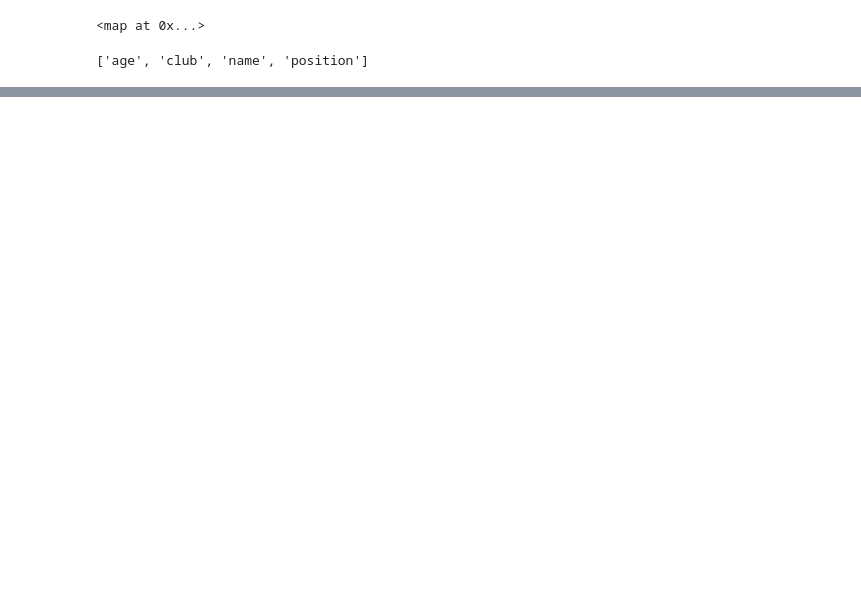
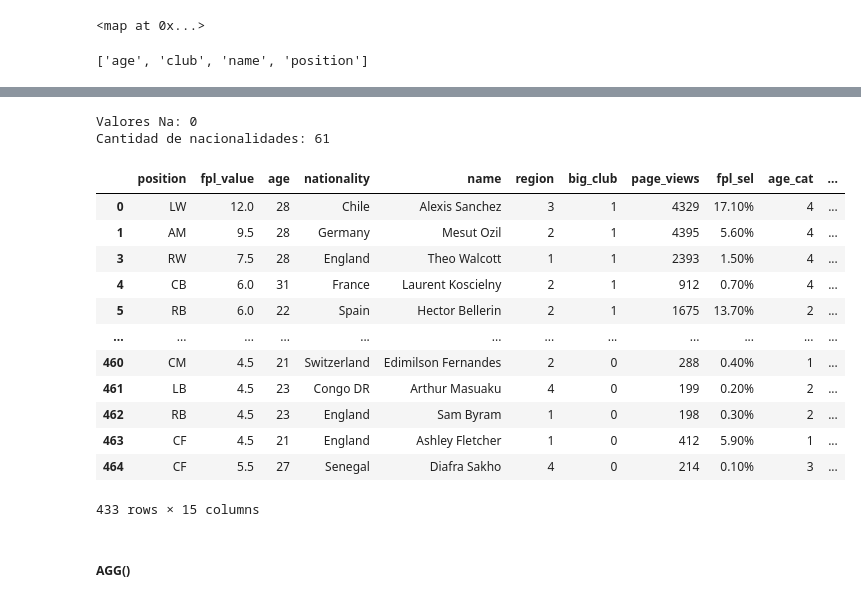
Before and after one commit to emanuelramponi/cp2, a Jupyter notebook: pandas1/integrando_conceptos.ipynb, the cells around one changed output, grey strips where cells are left out. Drawn from its saved outputs; the diff is of its cells as text; code cells hidden in the pictures; blank space fills up the shorter version.

```diff
--- a/pandas1/integrando_conceptos.ipynb
+++ b/pandas1/integrando_conceptos.ipynb
@@ -231,0 +399,4 @@ soccer.sort_values(by='age').head(1)
+# %%
+#1
+df2 = soccer.drop(index=[2,10,21], columns=['market_value'])
+df2.head(5)
@@ -231,0 +410,28 @@ soccer.sort_values(by='age').head(1)
+# %%
+#2
+print('Valores Na: ' + str(df2.loc[df2.nationality.isna()].shape[0]))
+print('Cantidad de nacionalidades: ' + str(df2.nationality.nunique()))
+# %% [output]
+Valores Na: 0
+Cantidad de nacionalidades: 61
+# %%
+#3
+df2.drop_duplicates(subset=['age','club','position'], keep='first').reindex(columns=set(df2.columns).difference(['club']))
+
+#columns = set(soccer.columns).difference(unwanted_columns)
+# %% [output]
+|  | position | fpl_value | age | nationality | name | region | big_club | page_views | fpl_sel | age_cat | ... |
+| 0 | LW | 12.0 | 28 | Chile | Alexis Sanchez | 3 | 1 | 4329 | 17.10% | 4 | ... |
+| 1 | AM | 9.5 | 28 | Germany | Mesut Ozil | 2 | 1 | 4395 | 5.60% | 4 | ... |
+| 3 | RW | 7.5 | 28 | England | Theo Walcott | 1 | 1 | 2393 | 1.50% | 4 | ... |
+| 4 | CB | 6.0 | 31 | France | Laurent Koscielny | 2 | 1 | 912 | 0.70% | 4 | ... |
+| 5 | RB | 6.0 | 22 | Spain | Hector Bellerin | 2 | 1 | 1675 | 13.70% | 2 | ... |
+| ... | ... | ... | ... | ... | ... | ... | ... | ... | ... | ... | ... |
+| 460 | CM | 4.5 | 21 | Switzerland | Edimilson Fernandes | 2 | 0 | 288 | 0.40% | 1 | ... |
+| 461 | LB | 4.5 | 23 | Congo DR | Arthur Masuaku | 4 | 0 | 199 | 0.20% | 2 | ... |
+| 462 | RB | 4.5 | 23 | England | Sam Byram | 1 | 0 | 198 | 0.30% | 2 | ... |
+| 463 | CF | 4.5 | 21 | England | Ashley Fletcher | 1 | 0 | 412 | 5.90% | 1 | ... |
+| 464 | CF | 5.5 | 27 | Senegal | Diafra Sakho | 4 | 0 | 214 | 0.10% | 3 | ... |
+433 rows × 15 columns
+# %% [markdown]
+##### AGG()
```
Also changed, not shown: parts of 56 cells of this notebook.
